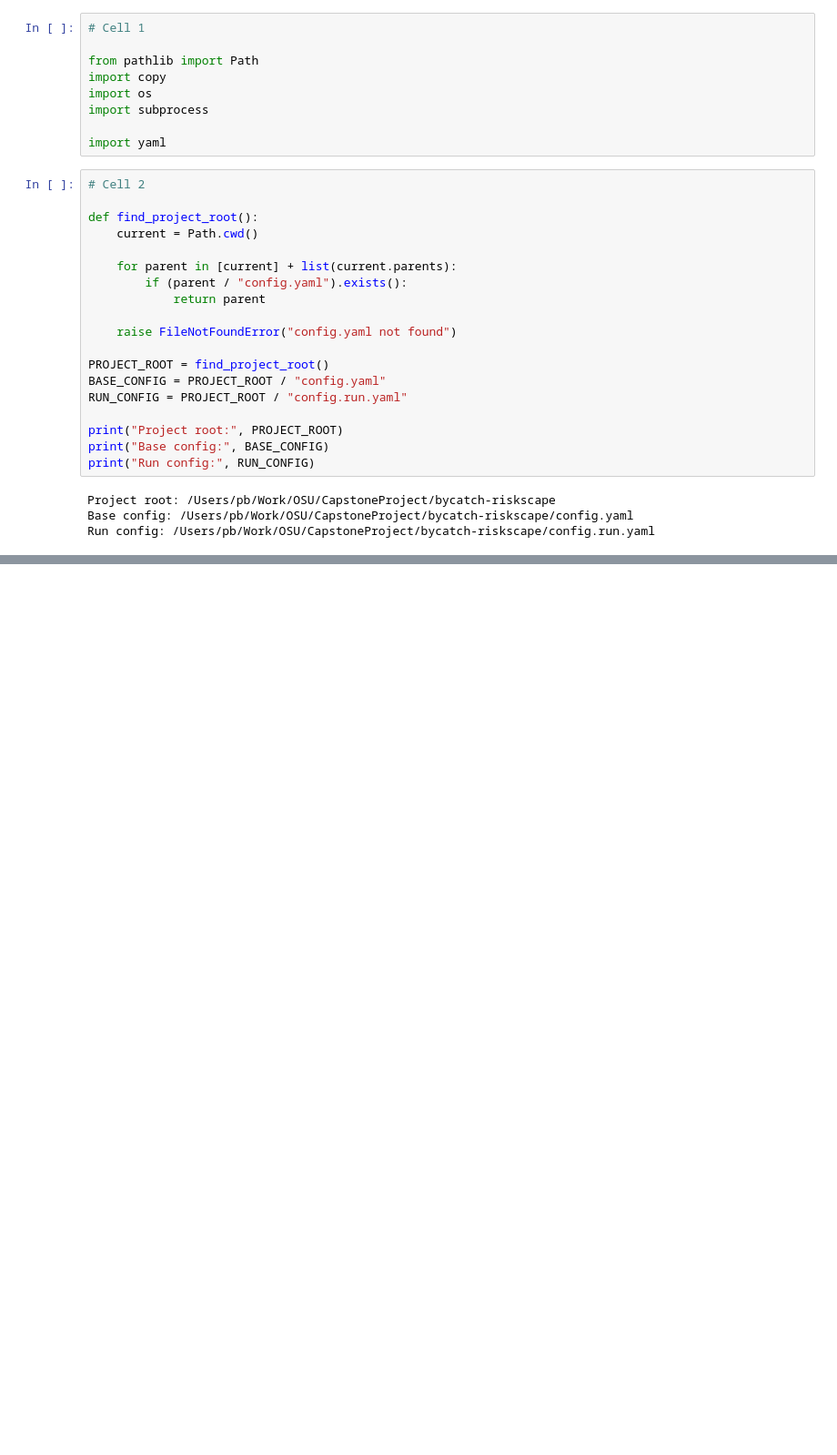
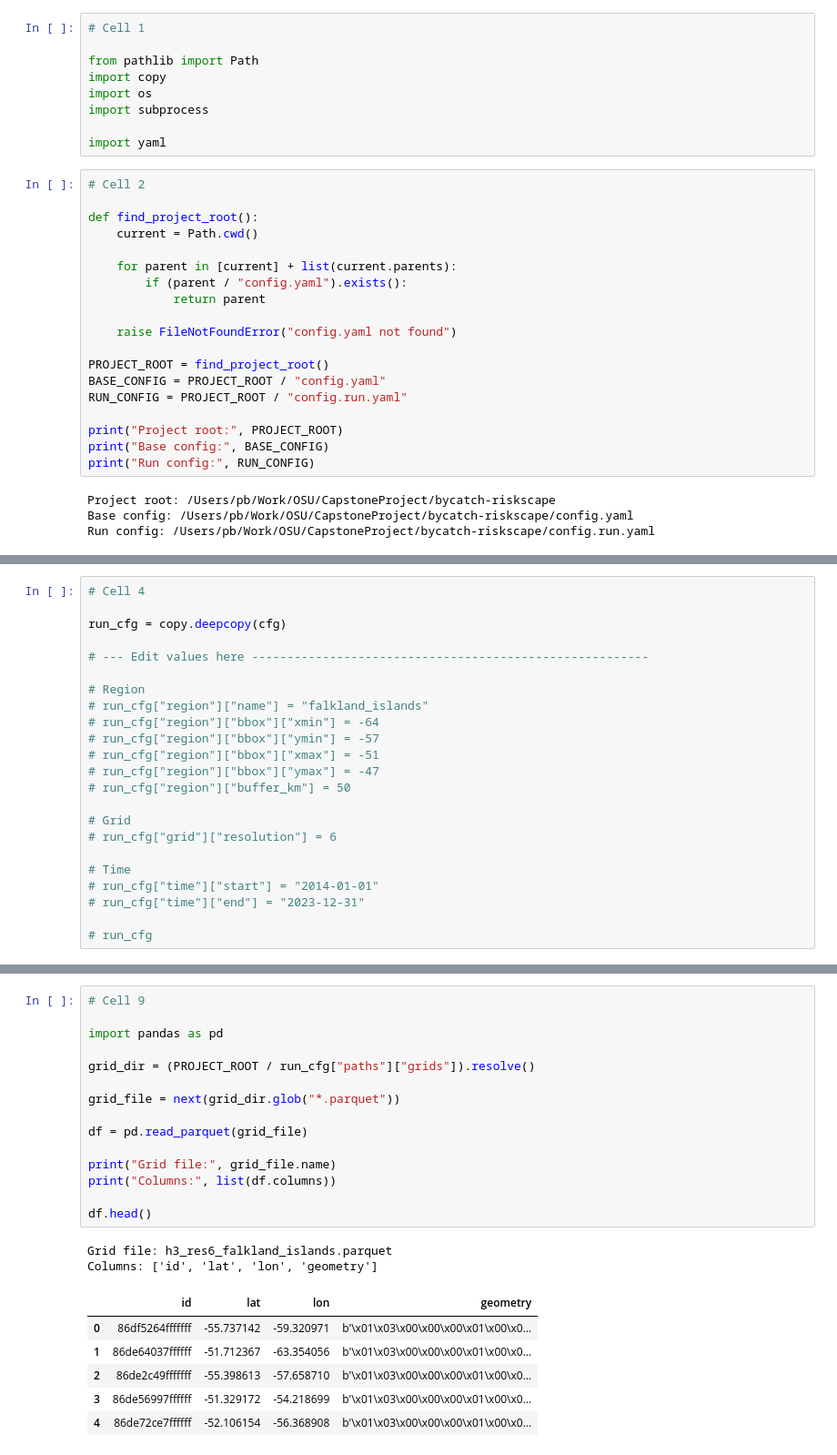
Before and after one commit to elpbatista/falkland-bycatch-riskscape, a Jupyter notebook: notebooks/00_pipeline_execution.ipynb, the cells around one changed output, grey strips where cells are left out. Shown at 91% size. Drawn from its saved outputs; the diff is of its cells as text; blank space fills up the shorter version.

```diff
--- a/notebooks/00_pipeline_execution.ipynb
+++ b/notebooks/00_pipeline_execution.ipynb
@@ -56,0 +39,23 @@ cfg
+# %%
+# Cell 4
+
+run_cfg = copy.deepcopy(cfg)
+
+# --- Edit values here --------------------------------------------------------
+
+# Region
+# run_cfg["region"]["name"] = "falkland_islands"
+# run_cfg["region"]["bbox"]["xmin"] = -64
+# run_cfg["region"]["bbox"]["ymin"] = -57
+# run_cfg["region"]["bbox"]["xmax"] = -51
+# run_cfg["region"]["bbox"]["ymax"] = -47
+# run_cfg["region"]["buffer_km"] = 50
+
+# Grid
+# run_cfg["grid"]["resolution"] = 6
+
+# Time
+# run_cfg["time"]["start"] = "2014-01-01"
+# run_cfg["time"]["end"] = "2023-12-31"
+
+# run_cfg
@@ -56,0 +121,24 @@ cfg
+# %%
+# Cell 9
+
+import pandas as pd
+
+grid_dir = (PROJECT_ROOT / run_cfg["paths"]["grids"]).resolve()
+
+grid_file = next(grid_dir.glob("*.parquet"))
+
+df = pd.read_parquet(grid_file)
+
+print("Grid file:", grid_file.name)
+print("Columns:", list(df.columns))
+
+df.head()
+# %% [output]
+Grid file: h3_res6_falkland_islands.parquet
+Columns: ['id', 'lat', 'lon', 'geometry']
+|  | id | lat | lon | geometry |
+| 0 | 86df5264fffffff | -55.737142 | -59.320971 | b'\x01\x03\x00\x00\x00\x01\x00\x0... |
+| 1 | 86de64037ffffff | -51.712367 | -63.354056 | b'\x01\x03\x00\x00\x00\x01\x00\x0... |
+| 2 | 86de2c49fffffff | -55.398613 | -57.658710 | b'\x01\x03\x00\x00\x00\x01\x00\x0... |
+| 3 | 86de56997ffffff | -51.329172 | -54.218699 | b'\x01\x03\x00\x00\x00\x01\x00\x0... |
+| 4 | 86de72ce7ffffff | -52.106154 | -56.368908 | b'\x01\x03\x00\x00\x00\x01\x00\x0... |
```
Also changed, not shown: parts of 8 cells of this notebook, 1 other file.
